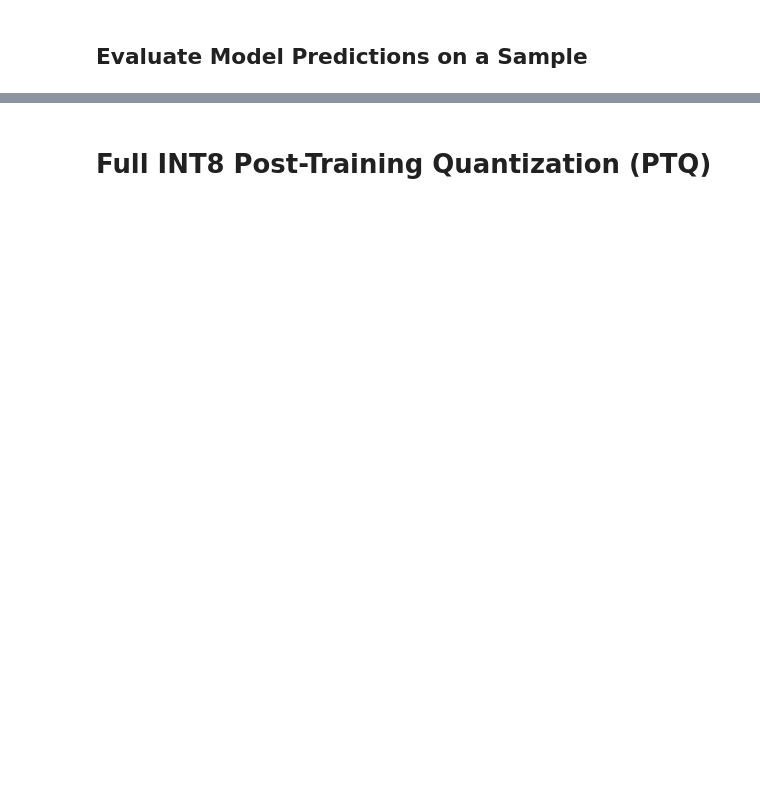
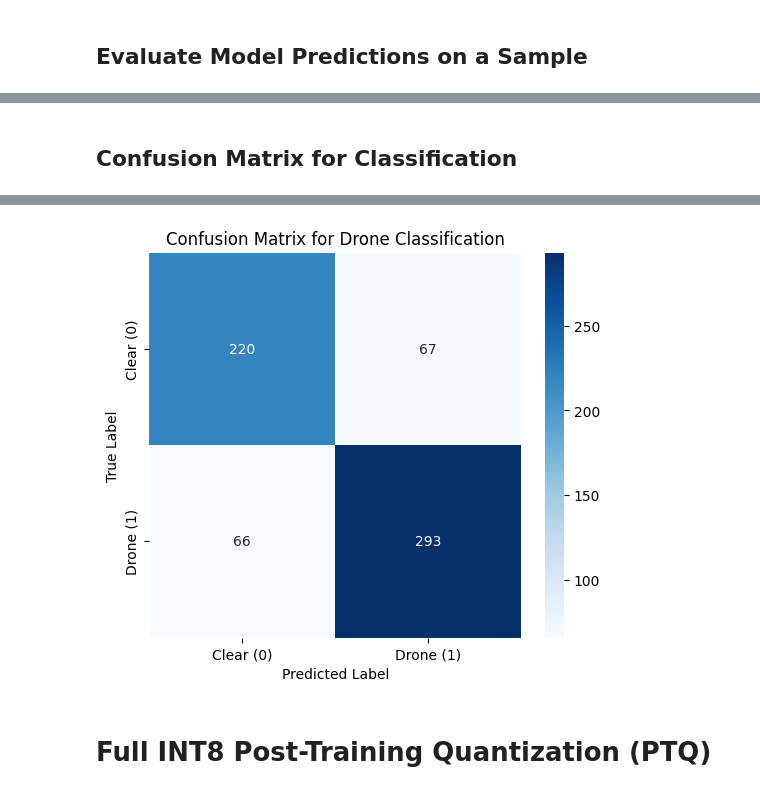
Before and after one commit to Trondster/CS4140, a Jupyter notebook: train/drone-classification.ipynb, the cells around one changed output, grey strips where cells are left out. Saved outputs shown, nothing was run; the diff lists cells and outputs as text; code cells hidden in the pictures; blank space fills up the shorter version.

```diff
--- a/train/drone-classification.ipynb
+++ b/train/drone-classification.ipynb
@@ -688,0 +784,39 @@ visualize_single_prediction_with_bboxes(model, X_sample, y_class_sample, y_bbox_
+# %% [markdown]
+## Confusion Matrix for Classification
+# %%
+from sklearn.metrics import confusion_matrix
+import seaborn as sns
+import matplotlib.pyplot as plt
+import numpy as np
+
+# 1. Get predictions for the test dataset
+y_pred_classification_raw, _ = model.predict(test_ds)
+
+# Convert probabilities to binary predictions (0 or 1)
+y_pred_classification = (y_pred_classification_raw > 0.5).astype(int)
+
+# 2. Get true labels for the test dataset
+y_true_classification = []
+for (_, _), (label_batch, _) in test_ds.unbatch():
+    y_true_classification.append(int(label_batch.numpy()))
+y_true_classification = np.array(y_true_classification)
+
+# Ensure both true and predicted labels have the same number of samples
+# (Sometimes prediction can have slightly fewer due to batching issues if dataset size isn't a multiple of batch_size)
+min_samples = min(len(y_true_classification), len(y_pred_classification))
+y_true_classification = y_true_classification[:min_samples]
+y_pred_classification = y_pred_classification[:min_samples]
+
+# 3. Compute the confusion matrix
+cm = confusion_matrix(y_true_classification, y_pred_classification)
+
+# 4. Visualize the confusion matrix
+plt.figure(figsize=(6, 5))
+sns.heatmap(cm, annot=True, fmt="d", cmap="Blues",
+            xticklabels=['Clear (0)', 'Drone (1)'],
+            yticklabels=['Clear (0)', 'Drone (1)'])
+plt.xlabel('Predicted Label')
+plt.ylabel('True Label')
+plt.title('Confusion Matrix for Drone Classification')
+plt.show()
+# %% [output]
@@ -689,3 +824,4 @@ visualize_single_prediction_with_bboxes(model, X_sample, y_class_sample, y_bbox_
+[figure, added]
 # %% [markdown]
 # Full INT8 Post-Training Quantization (PTQ)
 # %%
```
Also changed, not shown: parts of 16 cells of this notebook.
